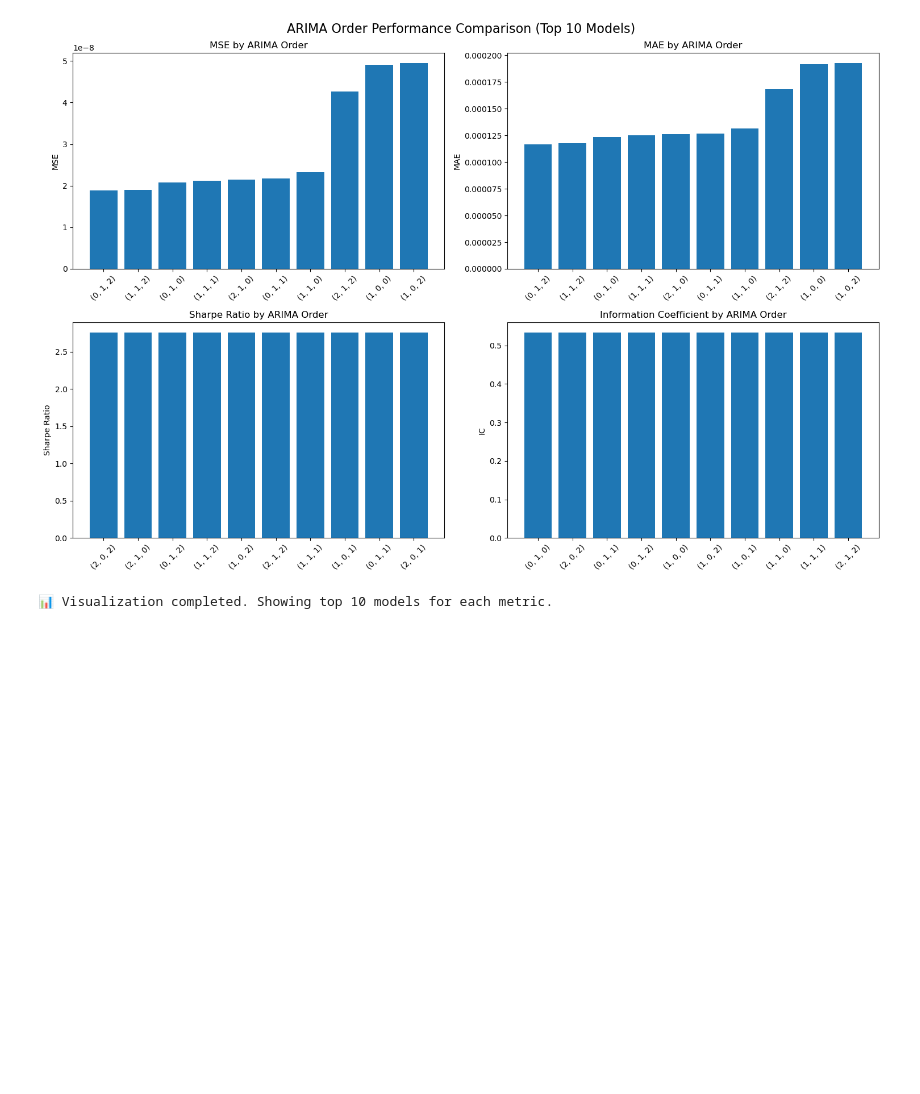
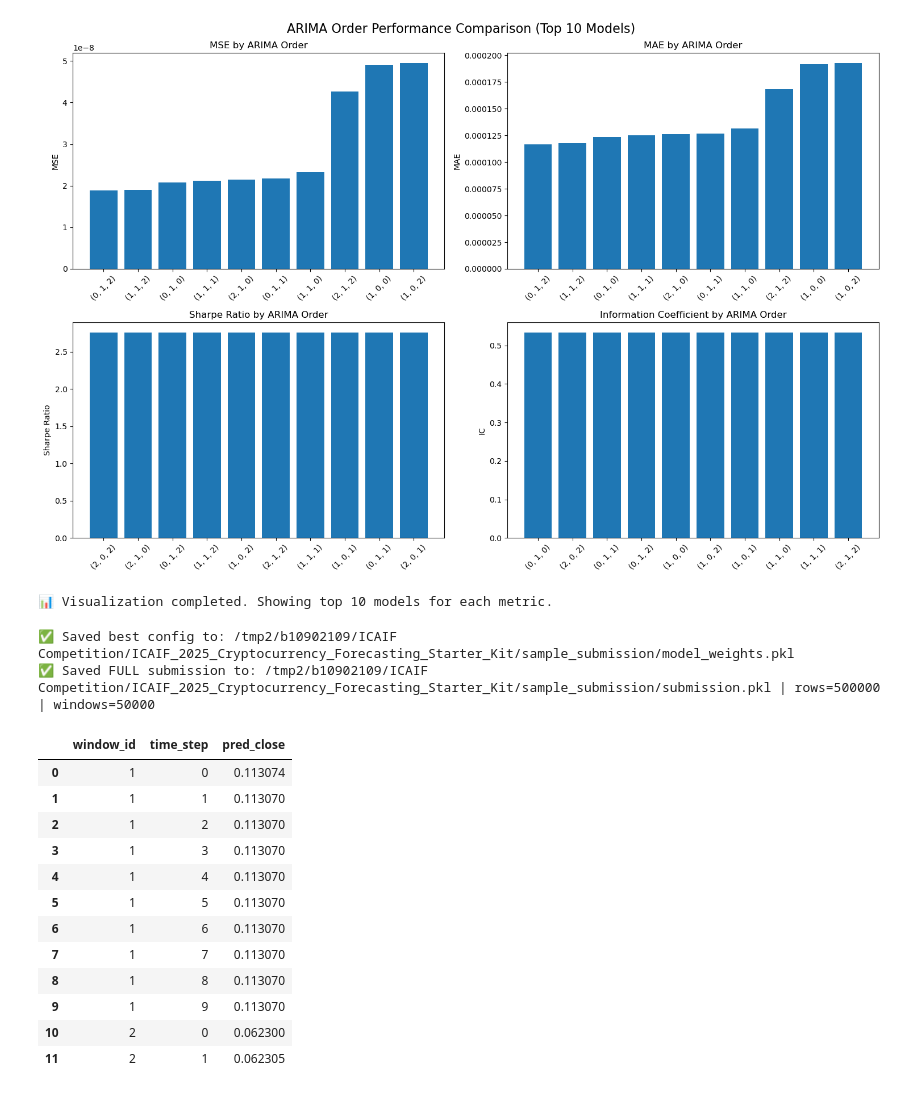
Before and after one commit to h5un/ICAIF_2025_Cryptocurrency_Forecasting_Starter_Kit, a Jupyter notebook: quickstart.ipynb, the cells around one changed output. Drawn from its saved outputs; the diff is of its cells as text; code cells hidden in the pictures; blank space fills up the shorter version.

Commit message:
trained based on better ARIMA orders

```diff
--- a/quickstart.ipynb
+++ b/quickstart.ipynb
@@ -551,3 +551,70 @@ if results and len(results) > 1:
 # %% [output]
 [figure]
 📊 Visualization completed. Showing top 10 models for each metric.
+# %%
+# ==========================
+# Save best weights & full submission
+# ==========================
+from pathlib import Path
+import pickle
+
+# 1) 以最佳 order 重新建模 + 訓練
+BEST_MAXITER = 100  # 你可調整
+ari_best = ARIMABaseline(order=tuple(map(int, best_order)), maxiter=BEST_MAXITER)
+ari_best.fit(train)
+
+# 2) 用「全量」x_test 產生正式 submission（不要用先前的 subset）
+submission_full = ari_best.predict_x_test(x_test.copy())
+
+# 3) 基本完整性檢查：每個 window 必須剛好 10 列 time_step=0..9
+if not submission_full.empty:
+    counts = submission_full.groupby('window_id')['time_step'].nunique()
+    assert (counts == 10).all(), "Each window_id must have exactly 10 prediction steps (0..9)."
+
+# 4) 儲存權重（config）到 sample_submission/model_weights.pkl
+SUBM.mkdir(parents=True, exist_ok=True)
+weights_path = SUBM / "model_weights.pkl"
+with open(weights_path, "wb") as f:
+    pickle.dump(
+        {
+            "config": {
+                "order": tuple(map(int, best_order)),
+                "seasonal_order": (0, 0, 0, 0),
+                "enforce_stationarity": False,
+                "enforce_invertibility": False,
+                "trend": None,
+                "maxiter": int(BEST_MAXITER),
+                "tol": 1e-6,
+                "disp": False,
+                "fallback": "naive_last",
+                "seed": 1337,
+            }
+        },
+        f,
+    )
+print(f"✅ Saved best config to: {weights_path}")
+
+# 5) 輸出正式提交檔（評分系統預期檔名通常是 submission.pkl）
+submission_path = SUBM / "submission.pkl"          # ← 正式上傳用
+# submission_path = SUBM / "submission_example.pkl" # ← 若你想保留成 example
+submission_full.to_pickle(submission_path)
+print(f"✅ Saved FULL submission to: {submission_path} | rows={len(submission_full)} | windows={submission_full['window_id'].nunique()}")
+
+# 6) 顯示前幾列確認
+display(submission_full.head(12))
+# %% [output]
+✅ Saved best config to: /tmp2/b10902109/ICAIF Competition/ICAIF_2025_Cryptocurrency_Forecasting_Starter_Kit/sample_submission/model_weights.pkl
+✅ Saved FULL submission to: /tmp2/b10902109/ICAIF Competition/ICAIF_2025_Cryptocurrency_Forecasting_Starter_Kit/sample_submission/submission.pkl | rows=500000 | windows=50000
+|  | window_id | time_step | pred_close |
+| 0 | 1 | 0 | 0.113074 |
+| 1 | 1 | 1 | 0.113070 |
+| 2 | 1 | 2 | 0.113070 |
+| 3 | 1 | 3 | 0.113070 |
+| 4 | 1 | 4 | 0.113070 |
+| 5 | 1 | 5 | 0.113070 |
+| 6 | 1 | 6 | 0.113070 |
+| 7 | 1 | 7 | 0.113070 |
+| 8 | 1 | 8 | 0.113070 |
+| 9 | 1 | 9 | 0.113070 |
+| 10 | 2 | 0 | 0.062300 |
+| 11 | 2 | 1 | 0.062305 |
```
Also changed, not shown: parts of 3 cells of this notebook, 4 other files.
